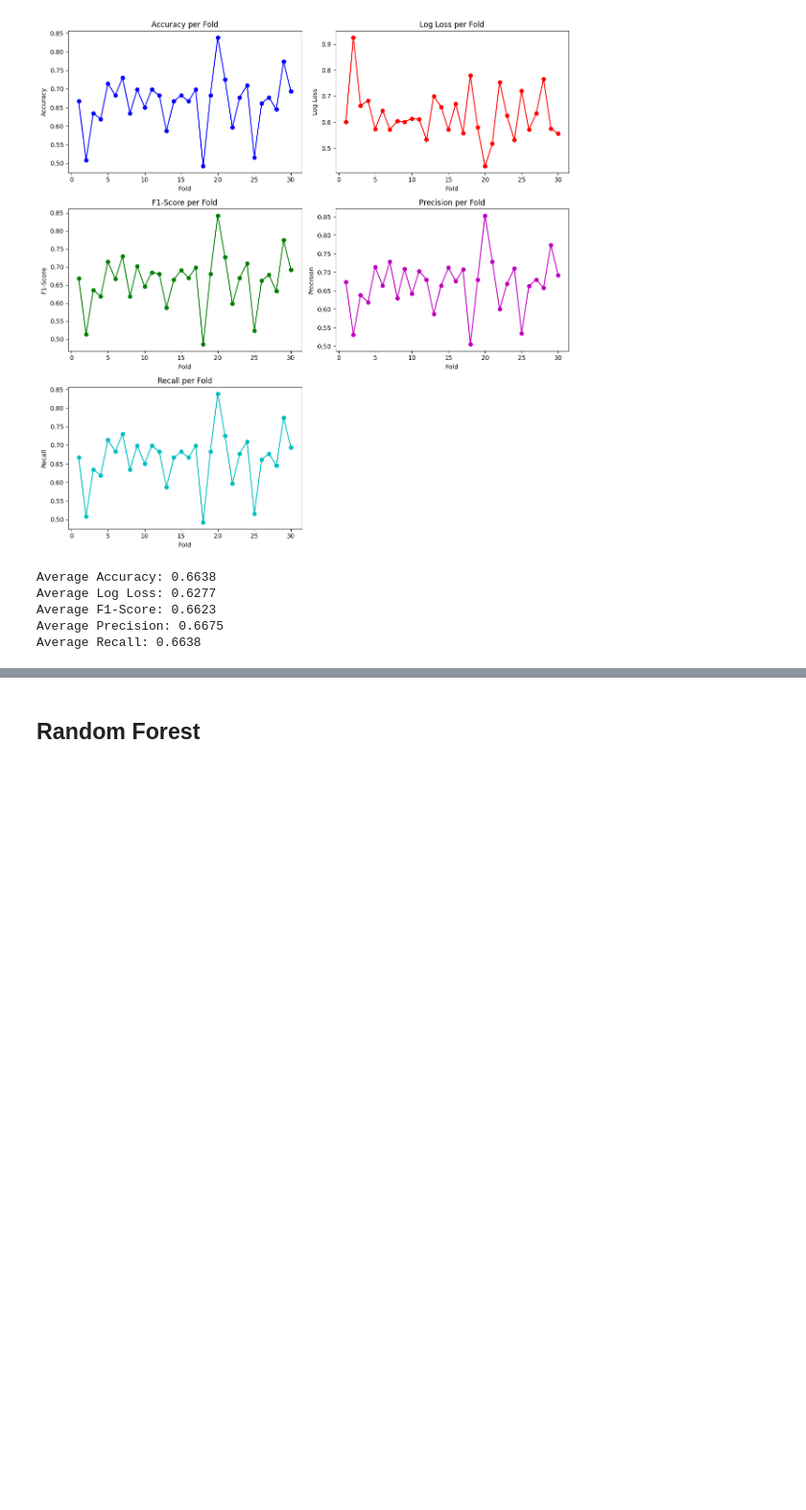
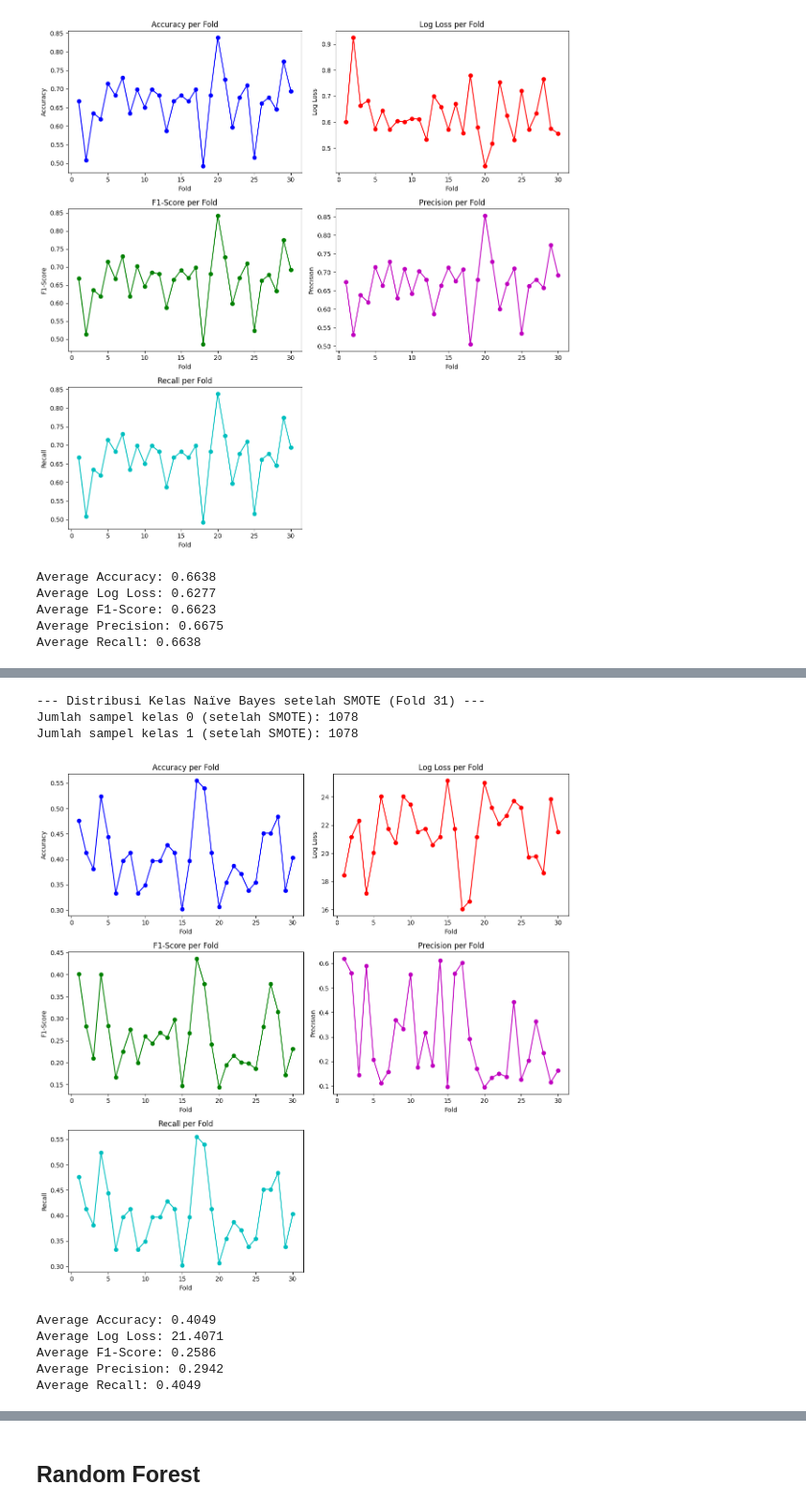
Before and after one commit to yuemway/Prediksi-Penyakit-Jantung, a Jupyter notebook: model/models.ipynb, the cells around one changed output, grey strips where cells are left out. Shown at 96% size. Saved outputs shown, nothing was run; the diff lists cells and outputs as text; code cells hidden in the pictures; blank space fills up the shorter version.

```diff
--- a/model/models.ipynb
+++ b/model/models.ipynb
@@ -186 +258,56 @@ TP: 15, TN: 28, FP: 9, FN: 10
+# %%
+print(f"\n--- Distribusi Kelas Naïve Bayes setelah SMOTE (Fold {len(accuracies_nb) + 1}) ---")
+print("Jumlah sampel kelas 0 (setelah SMOTE):", y_train_nb_resampled.value_counts()[0])
+print("Jumlah sampel kelas 1 (setelah SMOTE):", y_train_nb_resampled.value_counts()[1])
+# %% [output]
+--- Distribusi Kelas Naïve Bayes setelah SMOTE (Fold 31) ---
+Jumlah sampel kelas 0 (setelah SMOTE): 1078
+Jumlah sampel kelas 1 (setelah SMOTE): 1078
+# %%
+import matplotlib.pyplot as plt
+
+fig, axes = plt.subplots(3, 2, figsize=(12, 12))
+
+axes[0, 0].plot(range(1, kf.get_n_splits() + 1), accuracies_nb_smote, marker='o', linestyle='-', color='b')
+axes[0, 0].set_title("Accuracy per Fold")
+axes[0, 0].set_xlabel("Fold")
+axes[0, 0].set_ylabel("Accuracy")
+
+axes[0, 1].plot(range(1, kf.get_n_splits() + 1), log_losses_nb_smote, marker='o', linestyle='-', color='r')
+axes[0, 1].set_title("Log Loss per Fold")
+axes[0, 1].set_xlabel("Fold")
+axes[0, 1].set_ylabel("Log Loss")
+
+axes[1, 0].plot(range(1, kf.get_n_splits() + 1), f1_scores_nb_smote, marker='o', linestyle='-', color='g')
+axes[1, 0].set_title("F1-Score per Fold")
+axes[1, 0].set_xlabel("Fold")
+axes[1, 0].set_ylabel("F1-Score")
+
+axes[1, 1].plot(range(1, kf.get_n_splits() + 1), precisions_nb_smote, marker='o', linestyle='-', color='m')
+axes[1, 1].set_title("Precision per Fold")
+axes[1, 1].set_xlabel("Fold")
+axes[1, 1].set_ylabel("Precision")
+
+axes[2, 0].plot(range(1, kf.get_n_splits() + 1), recalls_nb_smote, marker='o', linestyle='-', color='c')
+axes[2, 0].set_title("Recall per Fold")
+axes[2, 0].set_xlabel("Fold")
+axes[2, 0].set_ylabel("Recall")
+
+axes[2, 1].axis('off')
+
+plt.tight_layout()
+plt.show()
+
+print(f"\nAverage Accuracy: {np.mean(accuracies_nb_smote):.4f}")
+print(f"Average Log Loss: {np.mean(log_losses_nb_smote):.4f}")
+print(f"Average F1-Score: {np.mean(f1_scores_nb_smote):.4f}")
+print(f"Average Precision: {np.mean(precisions_nb_smote):.4f}")
+print(f"Average Recall: {np.mean(recalls_nb_smote):.4f}")
+# %% [output]
+[figure, added]
+Average Accuracy: 0.4049
+Average Log Loss: 21.4071
+Average F1-Score: 0.2586
+Average Precision: 0.2942
+Average Recall: 0.4049
 # %%
```
Also changed, not shown: parts of 23 cells of this notebook, 4 other files.
